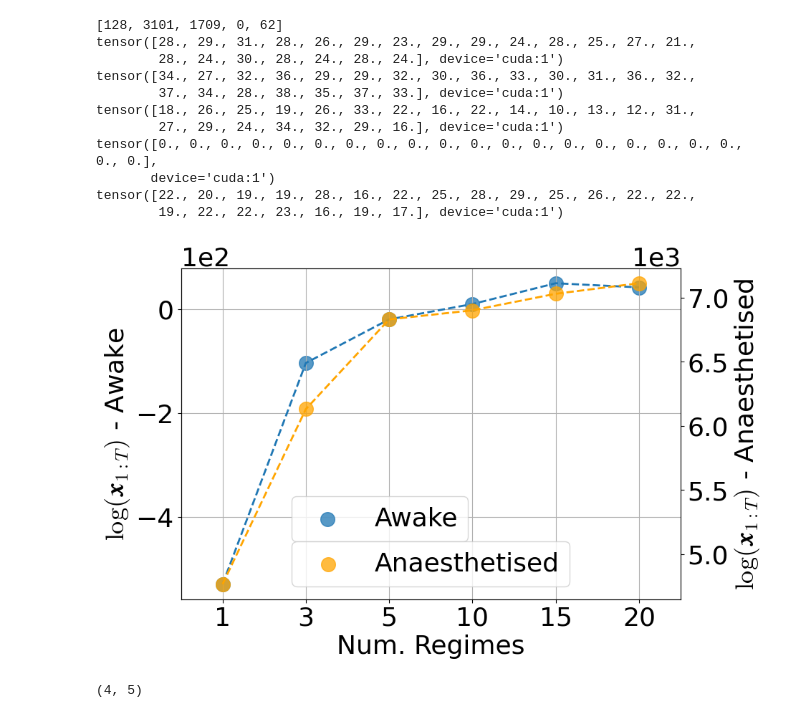
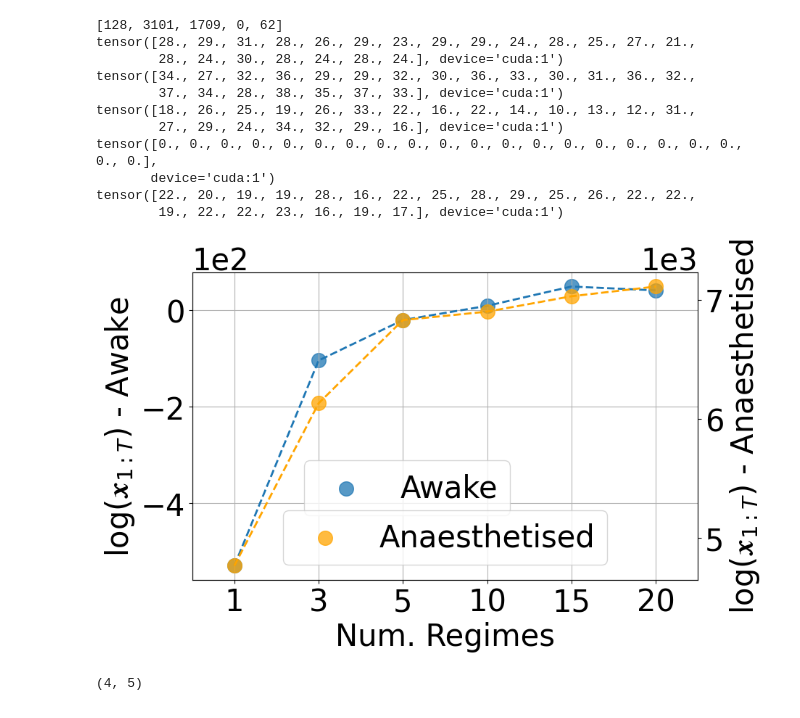
Before and after one commit to charlio23/identifiable-SDS, a Jupyter notebook: neuroscience_visualisation.ipynb, the cells around one changed output. Drawn from its saved outputs; the diff is of its cells as text; code cells hidden in the pictures.

Commit message:
scrips and notebooks neuroscience data

```diff
--- a/neuroscience_visualisation.ipynb
+++ b/neuroscience_visualisation.ipynb
@@ -527,39 +559,39 @@ log_data_awake = np.array(log_data_awake)
 import matplotlib as mpl
 mpl.rcParams['text.usetex'] = False
 
-matplotlib.rcParams.update({'font.size': 26})
-fig, ax = plt.subplots(figsize=(9,6))
+matplotlib.rcParams.update({'font.size': 30})
+fig, ax = plt.subplots(figsize=(9,5.5))
 
 
 # set the number of rows and cols for our table
 x_labels = 6
 xs = range(x_labels)
 # create a coordinate system based on the number of rows/columns
 labels = [1, 3, 5, 10, 15, 20][:x_labels]
 # adding a bit of padding on bottom (-1), top (1), right (0.5)
 
 ax.set_xticks(xs)
 ax.set_xticklabels(labels)
 ax.set_xlim(-0.5,x_labels-.5)
 ax.set_xlabel("Num. Regimes")
 
 ax.set_ylabel("$\\log(𝒙_{1:T})$ - Awake")
 
 ax.plot(range(x_labels),log_data_awake, '--',linewidth=2)
 ax.scatter(range(x_labels),log_data_awake, s=200, label="Awake", alpha=0.75)
 ax.ticklabel_format(style='sci', axis='y', scilimits=(1,2))
 ax2 = ax.twinx()
 ax2.set_ylabel("$\\log(𝒙_{1:T})$ - Anaesthetised")
 ax2.plot(range(x_labels),log_data_sleep, '--', color='orange', linewidth=2)
 ax2.scatter(range(x_labels),log_data_sleep, color='orange', s=200, label="Anaesthetised", alpha=0.75)
 ax2.ticklabel_format(style='sci', axis='y', scilimits=(1,2))
-ax.legend(loc=(0.221,0.175))
+ax.legend(loc=(0.221,0.21))
 ax2.legend(loc='lower center')
 ax.grid()
 
-plt.savefig('log_likelihood.pdf',bbox_inches='tight')
+plt.savefig('log_likelihood_vs_regimes_neuroscience.pdf',bbox_inches='tight')
 # %% [output]
-[figure, old version]
+[figure, new version]
 # %%
 print(data.shape)
 plt.figure(figsize=(8,8))
```
Also changed, not shown: parts of 4 cells of this notebook, 2 other files.
